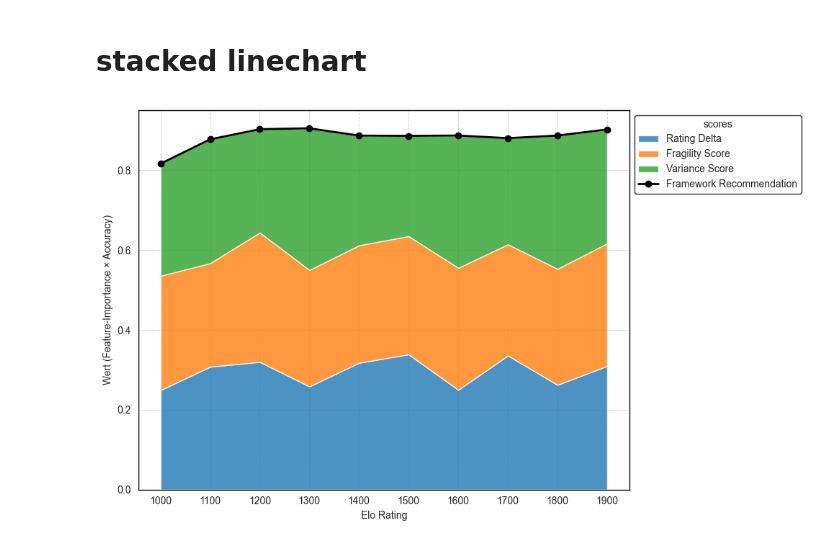
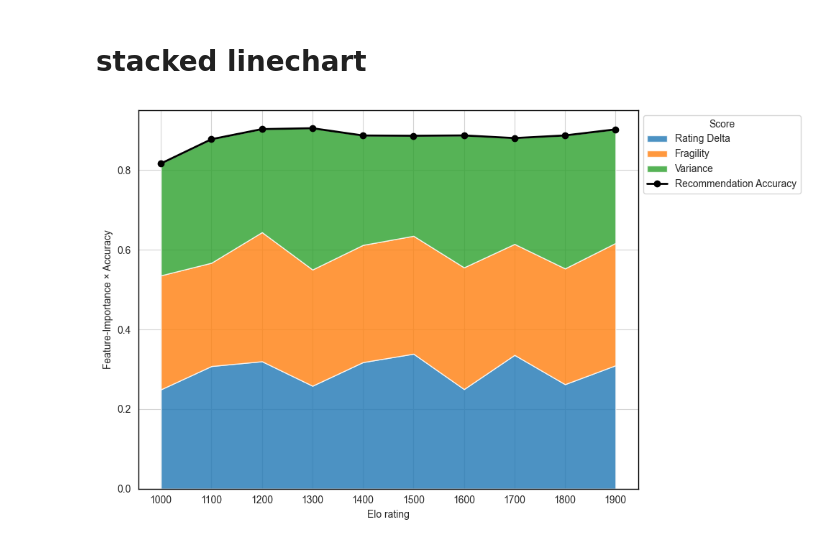
Before and after one commit to croco22/chess, a Jupyter notebook: pipeline/p5_feature_importance.ipynb, the cells around one changed output. Drawn from its saved outputs; the diff is of its cells as text; code cells hidden in the pictures.

Commit message:
Adjust image generation

```diff
--- a/pipeline/p5_feature_importance.ipynb
+++ b/pipeline/p5_feature_importance.ipynb
@@ -265,60 +265,50 @@ y_acc = results["avg_is_best"].reindex(fi_df.index).fillna(0).values
 # 5. Berechne für jedes Feature den Beitrag: feature_importance × accuracy
 feature_arrays = []
 feature_labels = {
-    "fragility_score": "Fragility Score",
+    "fragility_score": "Fragility",
     "delta": "Rating Delta",
-    "variance": "Variance Score"
+    "variance": "Variance"
 }
 for feat in FEATURES:
     arr = fi_df[feat].values * y_acc
     feature_arrays.append(arr)
 
 # 6. Zeichne das gestapelte Flächen-Diagramm unterhalb der Accuracy-Linie
-fig, ax = plt.subplots(figsize=(10, 6), facecolor="white")
+fig, ax = plt.subplots(figsize=(10, 6))
 ax.set_facecolor("white")
 
-# 6.1 Fläche für die Features (stacked)
 ax.stackplot(
     fi_df.index,
     *feature_arrays,
     labels=[feature_labels[f] for f in FEATURES],
     alpha=0.8
 )
-
-# 6.2 Accuracy-Linie oben drüber
 ax.plot(
     fi_df.index,
     y_acc,
     color="black",
     marker="o",
     linewidth=2,
-    label="Framework Recommendation"
+    label="Recommendation Accuracy"
 )
 
-# 7. Grid und Rahmen anpassen
 ax.set_axisbelow(True)
-ax.xaxis.grid(True, color="lightgray", linestyle="--", linewidth=0.7)
-ax.yaxis.grid(True, color="lightgray", linestyle="--", linewidth=0.7)
+ax.grid(True, color="lightgray")
 for spine in ax.spines.values():
     spine.set_visible(True)
     spine.set_color("black")
     spine.set_linewidth(1)
-
-ax.set_xlabel("Elo Rating")
-ax.set_ylabel("Wert (Feature-Importance × Accuracy)")
+ax.set_xlabel("Elo rating")
+ax.set_ylabel("Feature-Importance × Accuracy")
 ax.set_xticks(fi_df.index)
-
-# 8. Legende rechts oben mit Titel
 ax.legend(
     loc="upper left",
     bbox_to_anchor=(1, 1),
-    title="scores",
-    facecolor="white",
-    edgecolor="black"
+    title="Score",
+    facecolor="white"
 )
-
 fig.tight_layout()
-fig.savefig("../images/feature_imp_plus_acc.pdf", bbox_inches="tight")
+fig.savefig("../images/feature_importance.pdf")
 plt.show()
 # %% [output]
-[figure, old version]
+[figure, new version]
```
Also changed, not shown: 7 other files.
